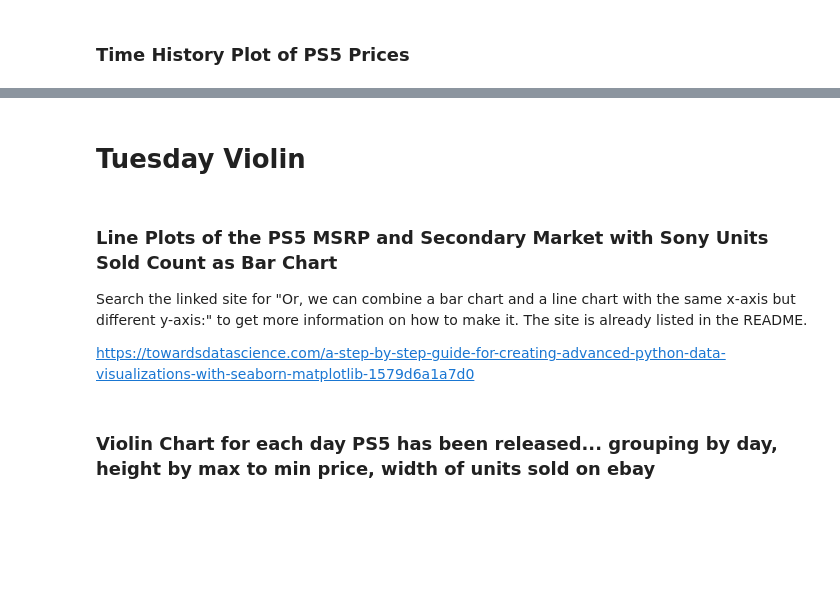
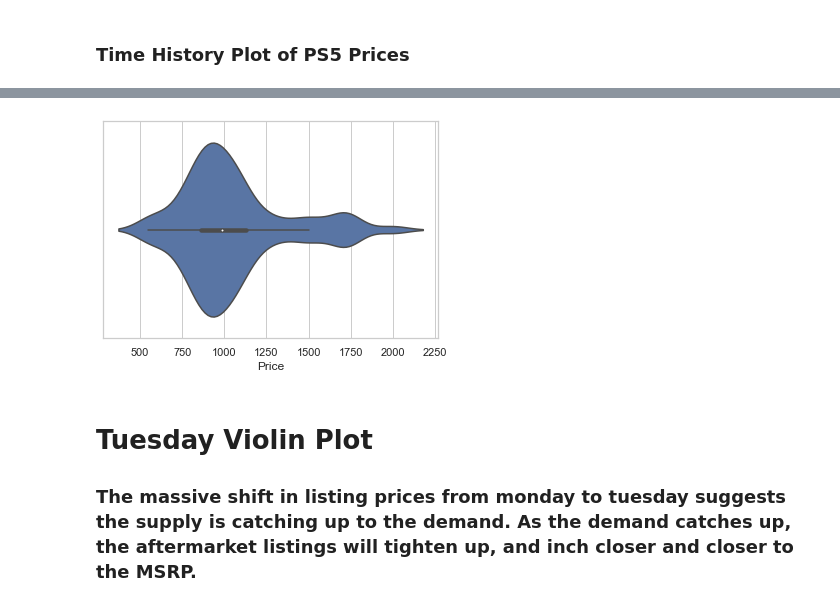
Before and after one commit to GravelBirthstone/Scalper-Project, a Jupyter notebook: scalpers_stats.ipynb, the cells around one changed output, grey strips where cells are left out. Cells and saved outputs as stored; diff of their text form; code cells hidden in the pictures; blank space fills up the shorter version.

```diff
--- a/scalpers_stats.ipynb
+++ b/scalpers_stats.ipynb
@@ -87,5 +52,6 @@ mean_
 # %%
 df_ebay_tues = pd.read_csv("./data/ebay_data_tuesday.csv")
+sns.set_theme(style='whitegrid')
 orchestra = sns.violinplot(x=df_ebay_tues['Price'], inner='box')
+# %% [output]
+[figure, added]
-# %% [markdown]
-# Tuesday Violin
@@ -95,8 +58,3 @@ mean_
-# %% [markdown]
-### Line Plots of the PS5 MSRP and Secondary Market with Sony Units Sold Count as Bar Chart
-
-Search the linked site for "Or, we can combine a bar chart and a line chart with the same x-axis but different y-axis:" to get more information on how to make it.  The site is already listed in the README.
-
-https://towardsdatascience.com/a-step-by-step-guide-for-creating-advanced-python-data-visualizations-with-seaborn-matplotlib-1579d6a1a7d0
-# %% [markdown]
-### Violin Chart for each day PS5 has been released... grouping by day, height by max to min price, width of units sold on ebay
+# %% [markdown]
+# Tuesday Violin Plot
+### The massive shift in listing prices from monday to tuesday suggests the supply is catching up to the demand. As the demand catches up, the aftermarket listings will tighten up, and inch closer and closer to the MSRP.
```
Also changed, not shown: parts of 13 cells of this notebook, 1 other file.
